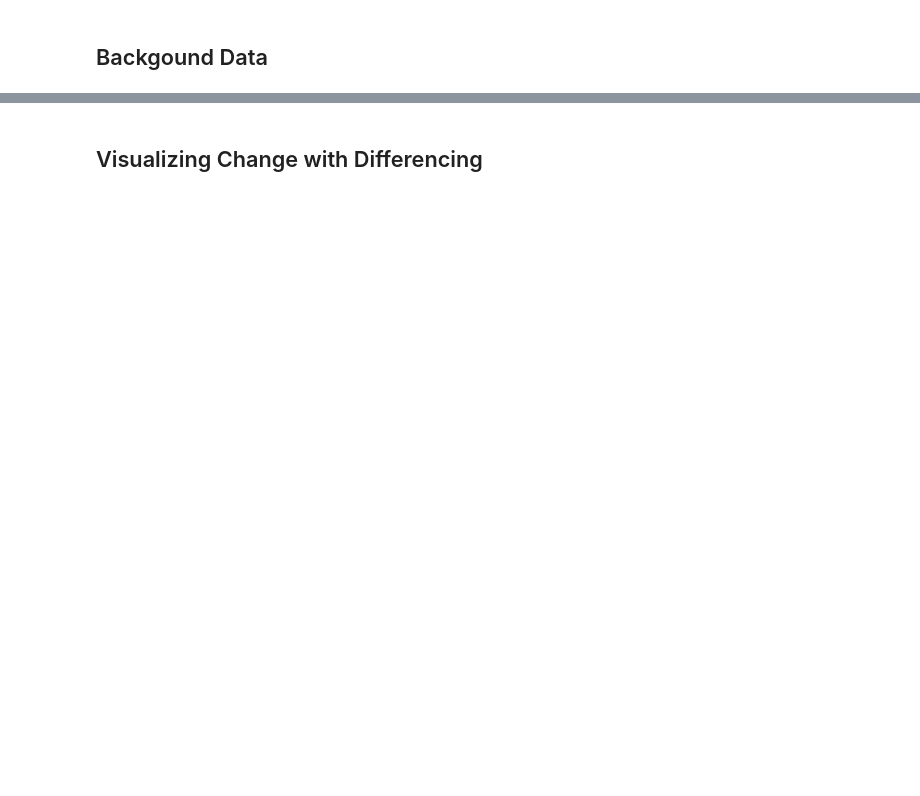
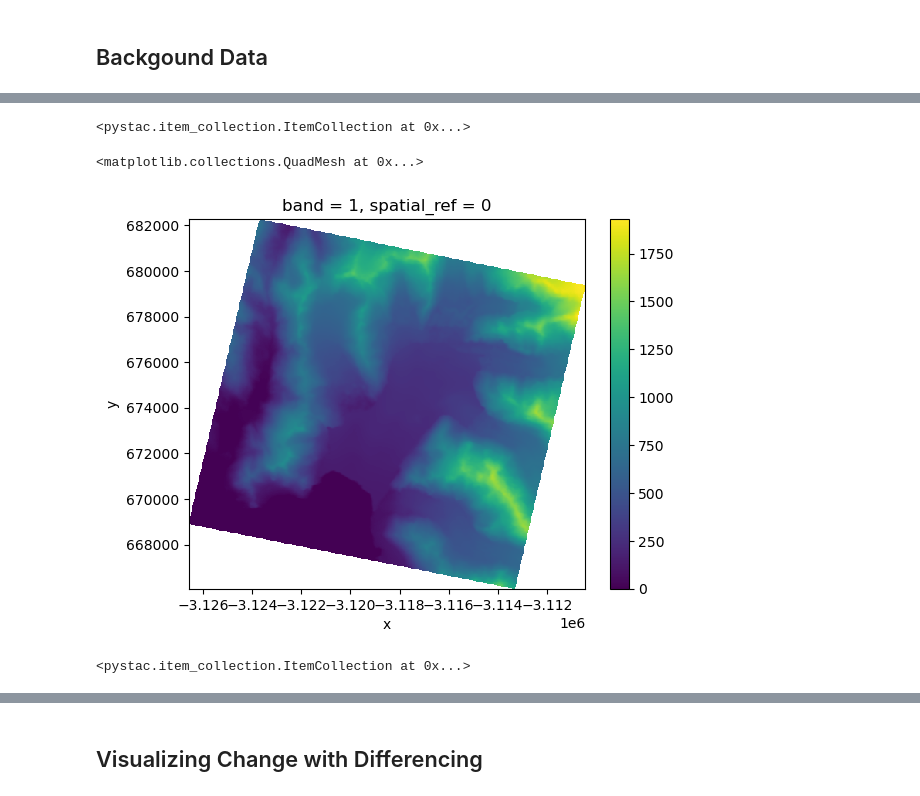
Before and after one commit to PolarGeospatialCenter/getting-started-with-pgc-data-workshop-2024, a Jupyter notebook: change_detection/change_dection_exercise.ipynb, the cells around one changed output, grey strips where cells are left out. Cells and saved outputs as stored; diff of their text form; code cells hidden in the pictures; blank space fills up the shorter version.

```diff
--- a/change_detection/change_dection_exercise.ipynb
+++ b/change_detection/change_dection_exercise.ipynb
@@ -180,0 +271,51 @@ Map(center=[20, 0], controls=(ZoomControl(options=['position', 'zoom_in_text', '
+# %%
+cop30_items = search_planetary_computer_stac(
+    collection=cop30_info.collection,
+    features=aoi,
+)
+cop30_items
+# %% [output]
+<pystac.item_collection.ItemCollection at 0x...>
+# %%
+DATA_DIR = Path(__name__).parent / "data"
+
+# Extract collection constants to local variable for readability
+collection = cop30_info.collection
+url = cop30_info.get_asset_url(item=cop30_items[0])
+
+# Define the destination path for each raster stage
+downloaded_dst = DATA_DIR / "background" / f"{collection}.tif"
+clipped_dst = DATA_DIR / "background" / f"{collection}-clipped.tif"
+reprojected_dst = DATA_DIR / "background" / f"{collection}-proj.tif"
+
+
+# Download the source raster
+if not downloaded_dst.exists():
+    # Only run if the destination raster doesn't already exist
+    download_raster(url=url, dst=downloaded_dst)
+
+# Clip the downloaded raster to the project AOI
+if not clipped_dst.exists():
+    # Only run if the destination raster doesn't already exist
+    clip_raster(src=downloaded_dst, dst=clipped_dst, aoi=aoi)
+
+# Reproject the clipped raster to the same projection as the strips
+if not reprojected_dst.exists():
+    # Only run if the destination raster doesn't already exist
+    reproject_raster(
+        src=clipped_dst,
+        dst=reprojected_dst,
+        dst_epsg=3413,
+        dst_nodata=-9999.0,
+        resampling_method=Resampling.bilinear,
+    )
+
+# Store the path to the reprojected raster to a named variable that won't be overwritten
+cop30_raster = reprojected_dst
+# %%
+cop30_xds = rioxarray.open_rasterio(filename=cop30_raster)
+# %%
+cop30_xds.where(cop30_xds != cop30_xds.rio.nodata).plot()
+# %% [output]
+<matplotlib.collections.QuadMesh at 0x...>
+[figure, added]
@@ -180,0 +328,8 @@ Map(center=[20, 0], controls=(ZoomControl(options=['position', 'zoom_in_text', '
+# %%
+land_items = search_planetary_computer_stac(
+    collection=land_info.collection,
+    features=aoi,
+)
+land_items
+# %% [output]
+<pystac.item_collection.ItemCollection at 0x...>
```
Also changed, not shown: parts of 53 cells of this notebook, 1 other file.
